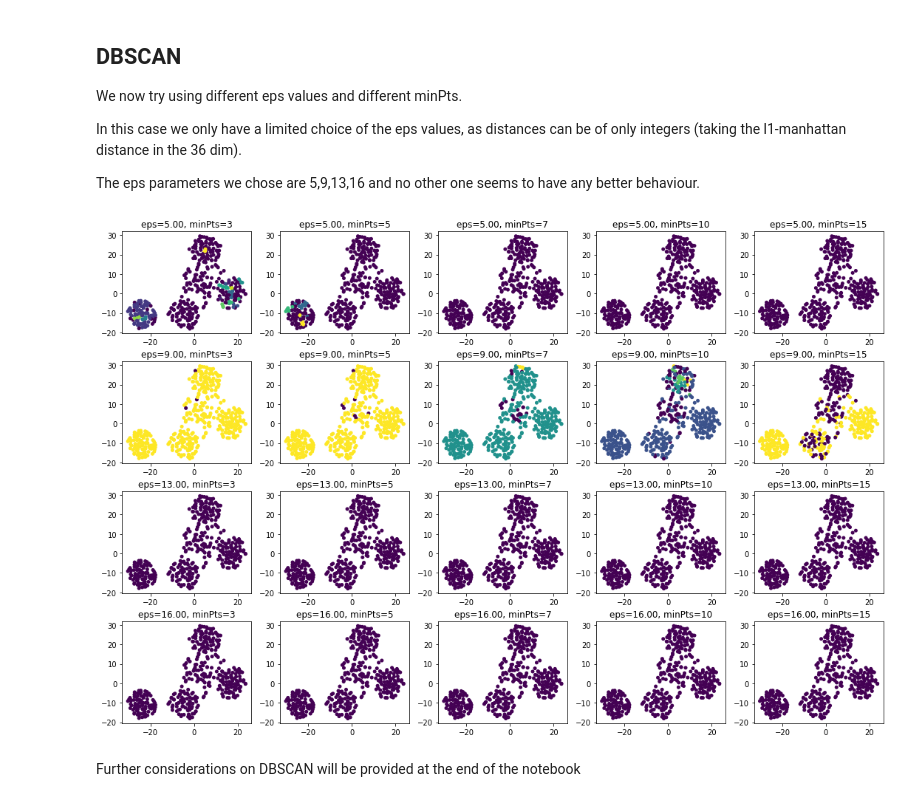
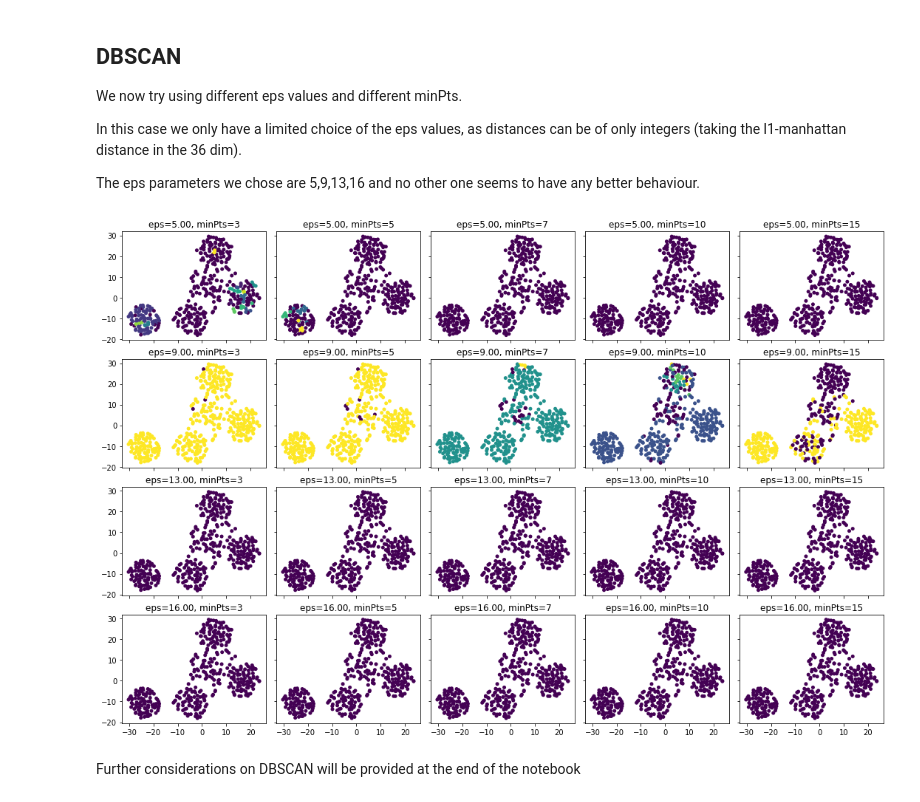
Before and after one commit to LorenzoBuriola/LoCP_moduleB, a Jupyter notebook: Week4/FPGheArt_exercise4.ipynb, the cells around one changed output. Cells and saved outputs as stored; diff of their text form; code cells hidden in the pictures.

```diff
--- a/Week4/FPGheArt_exercise4.ipynb
+++ b/Week4/FPGheArt_exercise4.ipynb
@@ -212,8 +236,8 @@ Anyhow, in this case the best eps parameter is far from the ones this method wou
 # %% [markdown]
 ## DBSCAN
 # %%
-eps_range = [10000, 13000, 16000, 19000, 22000]
-min_sample_range = [3,5,10,15]
+eps_range = [ 13000, 16000, 19000, 22000]
+min_sample_range = [3,5,10]
 cpalette = ["#1CE6FF", "#FF34FF", "#FF4A46","#008941", "#006FA6", "#A30059", "#0000A6", "#63FFAC","#B79762", "#004D43", "#8FB0FF", "#997D87","#5A0007", "#809693","#1B4400", "#4FC601", "#3B5DFF", "#4A3B53","#886F4C","#34362D", "#B4A8BD", "#00A6AA", "#452C2C","#636375", "#A3C8C9", "#FF913F", "#938A81","#575329", "#00FECF", "#B05B6F"]
 
 def plotting_ax(X, y, ax):
@@ -222,7 +246,7 @@ def plotting_ax(X, y, ax):
         pos = (y == yu)
         ax.scatter(X[pos,0], X[pos,1], c=cpalette[i%len(cpalette)], s=4, marker = ".")
 
-fig, ax = plt.subplots(len(eps_range),len(min_sample_range),figsize=(15,10), sharex = True, sharey = True)
+fig, ax = plt.subplots(len(eps_range),len(min_sample_range),figsize=(13,10), sharex = True, sharey = True)
 y_pred = []
 
 for i, eps in enumerate(eps_range):
@@ -233,10 +257,9 @@ for i, eps in enumerate(eps_range):
         y_pred.append(y)
         plotting_ax(data_embedded_list[1],y,ax[i,j])
         ax[i,j].set_title('eps=%.2f, minPts=%i'%(eps,min_samples))
-
-ax[2,0].set_ylabel("Y")
-ax[0,2].set_xlabel("X")
-
+        ax[3,j].set_xlabel("X")
+        ax[i,0].set_ylabel("Y")
+plt.savefig("DBscanGRID.pdf")
 plt.tight_layout(h_pad=0.5)
 plt.show()
 # %% [output]
@@ -253,0 +287,26 @@ NMIs = np.asarray(NMIs).reshape(5,4)
+# %%
+eps_range = [ 13000, 16000, 19000, 22000]
+min_sample_range = [3,5,10]
+cpalette = ["#1CE6FF", "#FF34FF", "#FF4A46","#008941", "#006FA6", "#A30059", "#0000A6", "#63FFAC","#B79762", "#004D43", "#8FB0FF", "#997D87","#5A0007", "#809693","#1B4400", "#4FC601", "#3B5DFF", "#4A3B53","#886F4C","#34362D", "#B4A8BD", "#00A6AA", "#452C2C","#636375", "#A3C8C9", "#FF913F", "#938A81","#575329", "#00FECF", "#B05B6F"]
+
+def plotting_ax(X, y, ax):
+    # plotting function
+    for i, yu in enumerate(np.unique(y)):
+        pos = (y == yu)
+        ax.scatter(X[pos,0], X[pos,1], c=cpalette[i%len(cpalette)], s=4, marker = ".")
+
+fig, ax = plt.subplots(1,len(min_sample_range),figsize=(13,5), sharex = True, sharey = True)
+y_pred = []
+
+for j, min_samples in enumerate(min_sample_range):
+    model = OPTICS( min_samples=min_samples, cluster_method='dbscan',max_eps = 25000)
+    model.fit(data)
+    y = model.labels_
+    y_pred.append(y)
+    plotting_ax(data_embedded_list[1],y,ax[j])
+    ax[j].set_title('minPts=%i'%(min_samples))
+    ax[j].set_xlabel("X")
+    ax[0].set_ylabel("Y")
+plt.savefig("OPTICSGRID.pdf")
+plt.tight_layout(h_pad=0.5)
+plt.show()
@@ -279,8 +350,8 @@ fig,ax = plt.subplots(1,4,figsize = (16,5))
 
 for i in range(4):
 
-    ax[i].scatter(x_embedded_list[i][:,0], x_embedded_list[i][:,1], c =  y)
-    scatter = ax[i].scatter(x_embedded_list[i][:,0], x_embedded_list[i][:,1], c=y)
+    ax[i].scatter(x_embedded_list[i][:,0], x_embedded_list[i][:,1], c =  y_data)
+    scatter = ax[i].scatter(x_embedded_list[i][:,0], x_embedded_list[i][:,1], c=y_data)
 
     legend1 = ax[i].legend(*scatter.legend_elements(),
                     loc="best")
@@ -335,27 +406,27 @@ The eps parameters we chose are 5,9,13,16 and no other one seems to have any bet
 # %%
 eps_range = [5,9, 13, 16]
 min_sample_range = [3,5,7,10,15]
 cpalette = ["#1CE6FF", "#FF34FF", "#FF4A46","#008941", "#006FA6", "#A30059", "#0000A6", "#63FFAC","#B79762", "#004D43", "#8FB0FF", "#997D87","#5A0007", "#809693","#1B4400", "#4FC601", "#3B5DFF", "#4A3B53","#886F4C","#34362D", "#B4A8BD", "#00A6AA", "#452C2C","#636375", "#A3C8C9", "#FF913F", "#938A81","#575329", "#00FECF", "#B05B6F"]
 
 def plotting_ax(X, y, ax):
     ax.scatter(X[:,0], X[:,1], c=y, s=4, lw = 3)
 
-fig, ax = plt.subplots(len(eps_range),len(min_sample_range),figsize=(15,10))
+fig, ax = plt.subplots(len(eps_range),len(min_sample_range),figsize=(15,10), sharex = True, sharey = True)
 y_pred = []
 
 for i, eps in enumerate(eps_range):
     for j, min_samples in enumerate(min_sample_range):
         model = DBSCAN(eps=eps, min_samples=min_samples, metric = 'manhattan')
         model.fit(x)
         y_pred.append(model.labels_)
         y = model.labels_
         plotting_ax(x_embedded_list[1],y,ax[i,j])
         ax[i,j].set_title('eps=%.2f, minPts=%i'%(eps,min_samples))
 
 plt.tight_layout(h_pad=0.5)
 plt.show()
 # %% [output]
-[figure, old version]
+[figure, new version]
 # %% [markdown]
 Further considerations on DBSCAN will be provided at the end of the notebook
 # %%
```
Also changed, not shown: parts of 13 cells of this notebook.
